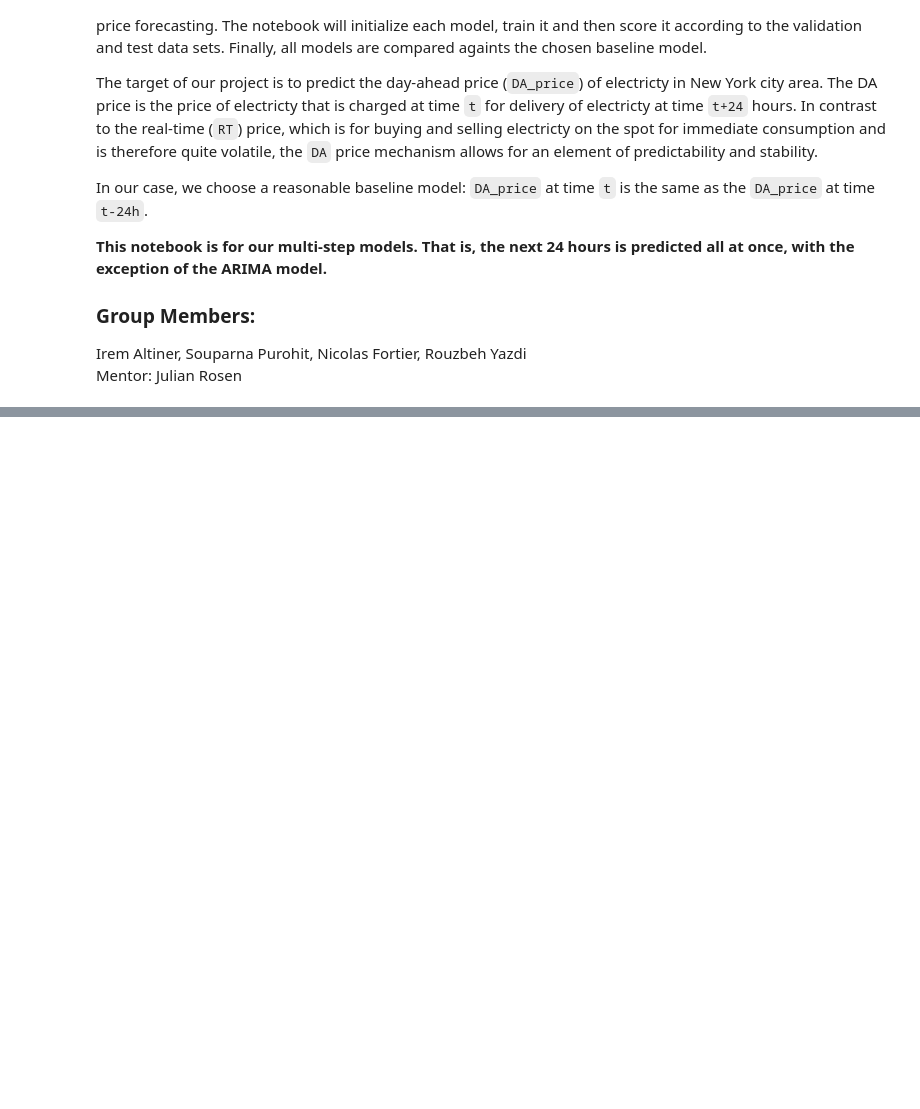
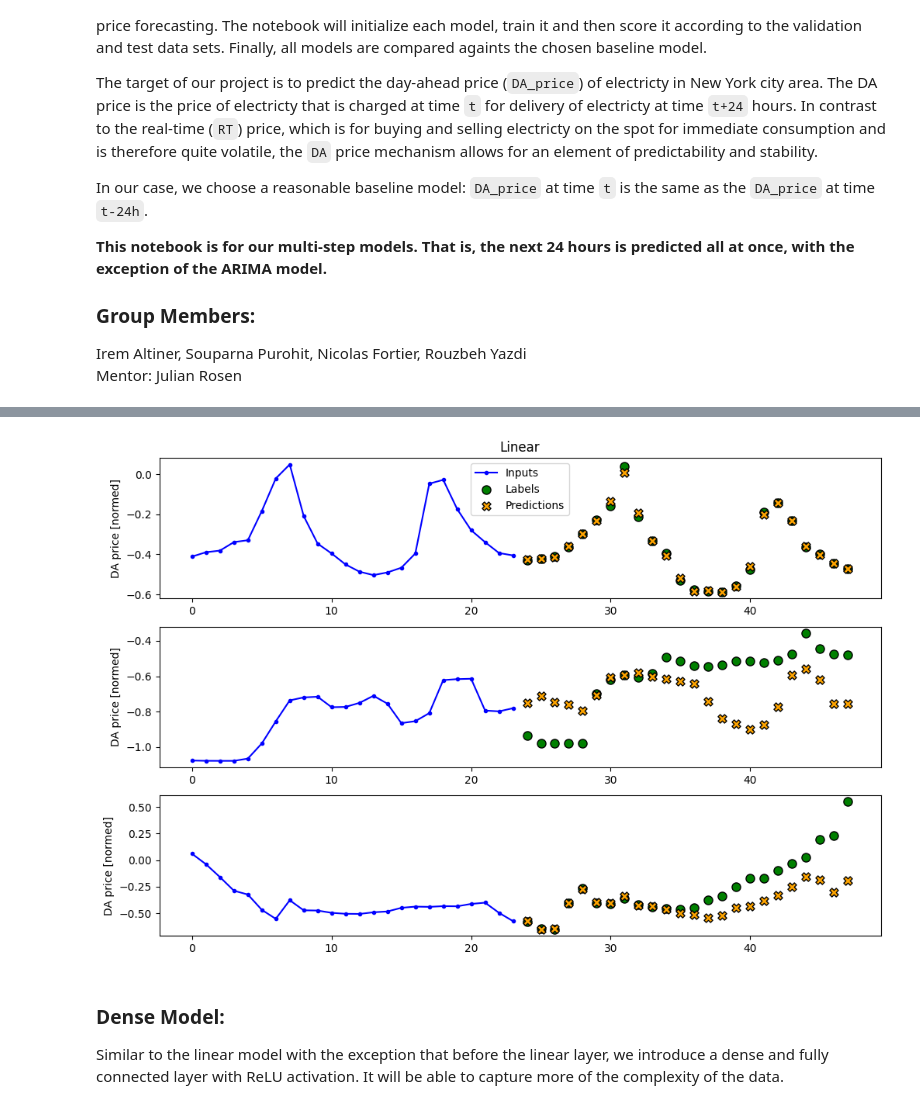
Before and after one commit to nikisil/ExecutiveHour, a Jupyter notebook: final/multi_step_models/ExecutiveHour.ipynb, the cells around one changed output, grey strips where cells are left out. Cells and saved outputs as stored; diff of their text form; code cells hidden in the pictures; blank space fills up the shorter version.

```diff
--- a/final/multi_step_models/ExecutiveHour.ipynb
+++ b/final/multi_step_models/ExecutiveHour.ipynb
@@ -24,0 +105,7 @@ ModuleNotFoundError: No module named 'rouz_helpers'
+# %%
+fig2 = multi_window.plot(linear_model, colors=['blue','green','orange'], title='Linear')
+# %% [output]
+[figure, added]
+# %% [markdown]
+### Dense Model:
+Similar to the linear model with the exception that before the linear layer, we introduce a dense and fully connected layer with ReLU activation. It will be able to capture more of the complexity of the data.
```
Also changed, not shown: parts of 25 cells of this notebook, 2 other files.
